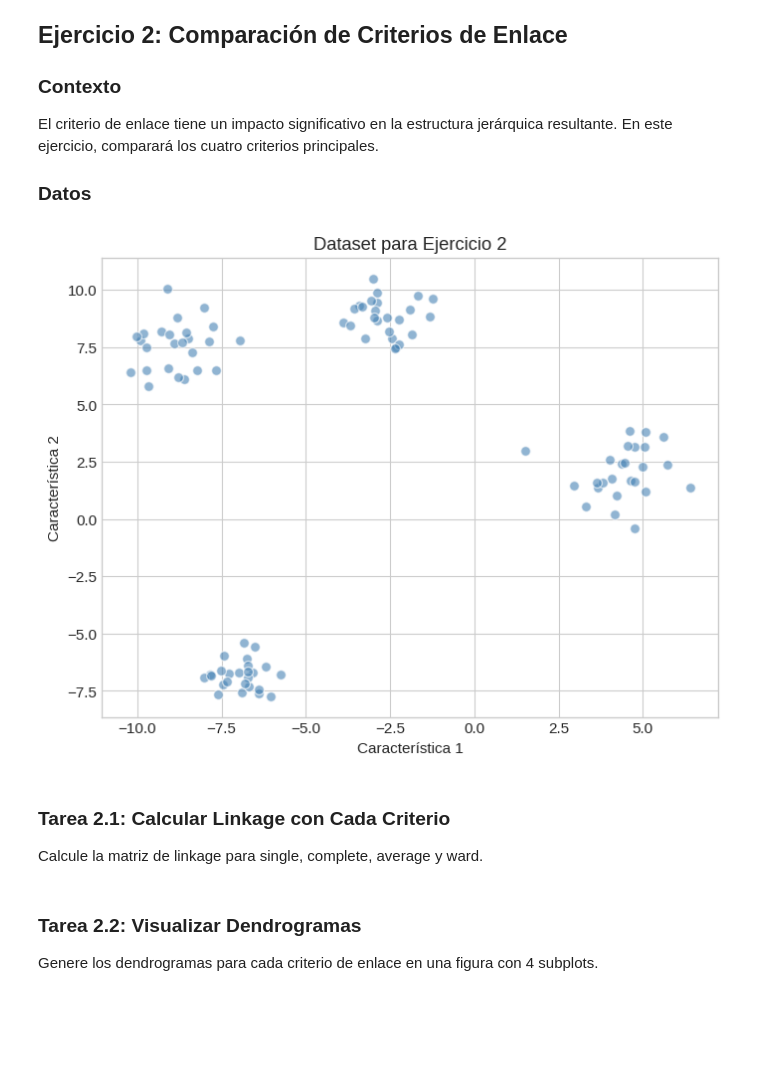
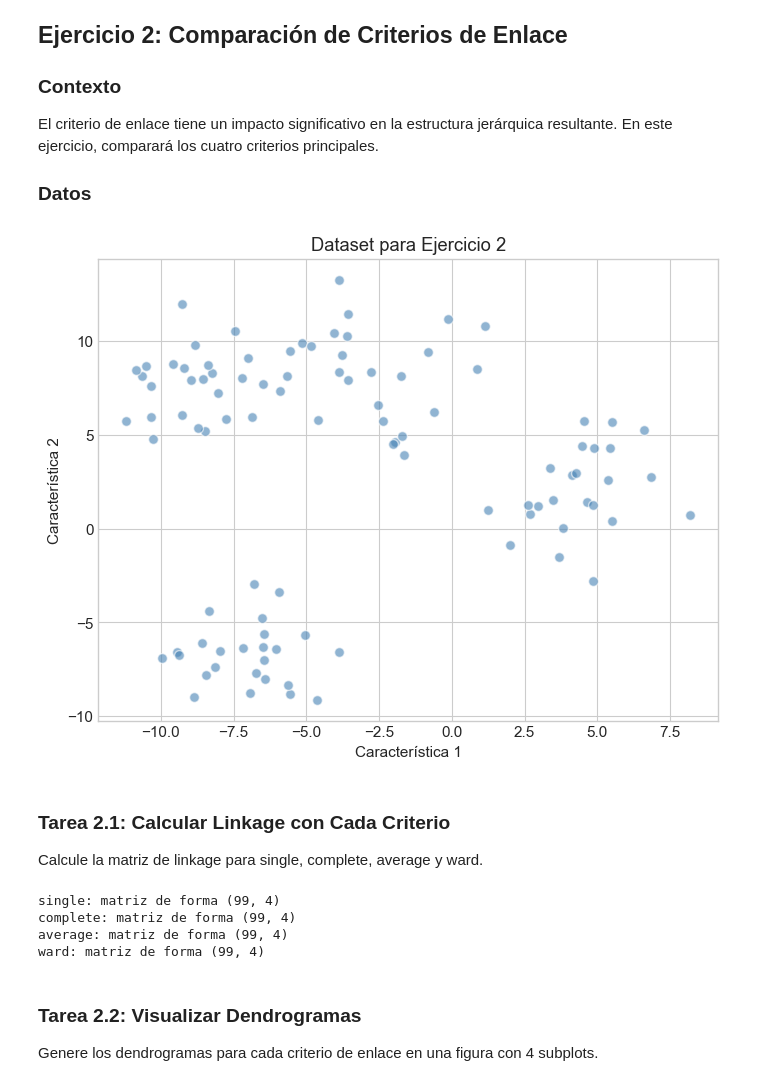
Before and after one commit to choppeb7/aprendizaje-no-supervisado, a Jupyter notebook: Notebooks_Clustering/2_Clustering_Jerarquico_Ejercicios.ipynb, the cells around one changed output. Cells and saved outputs as stored; diff of their text form; code cells hidden in the pictures; blank space fills up the shorter version.

```diff
--- a/Notebooks_Clustering/2_Clustering_Jerarquico_Ejercicios.ipynb
+++ b/Notebooks_Clustering/2_Clustering_Jerarquico_Ejercicios.ipynb
@@ -154,21 +222,21 @@ El criterio de enlace tiene un impacto significativo en la estructura jerárquic
 # %%
 # Dataset para comparación de criterios
 X_ej2, y_ej2 = make_blobs(
     n_samples=100,
     n_features=2,
     centers=4,
-    cluster_std=[0.8, 1.2, 0.6, 1.0],
+    cluster_std=[2.3, 2.4, 1.6, 1.7],
     random_state=RANDOM_STATE
 )
 
 plt.figure(figsize=(8, 6))
 plt.scatter(X_ej2[:, 0], X_ej2[:, 1], c='steelblue', alpha=0.6, edgecolors='w', s=50)
 plt.xlabel('Característica 1')
 plt.ylabel('Característica 2')
 plt.title('Dataset para Ejercicio 2')
 plt.show()
 # %% [output]
-[figure, old version]
+[figure, new version]
 # %% [markdown]
 ### Tarea 2.1: Calcular Linkage con Cada Criterio
 
@@ -179,12 +247,17 @@ metodos = ['single', 'complete', 'average', 'ward']
 resultados_linkage = {}
 
 for metodo in metodos:
-    # Su código aquí
+    resultados_linkage[metodo]=linkage(X_ej2, method=metodo)
     pass
 
 # Verificar
 for metodo, Z in resultados_linkage.items():
     print(f"{metodo}: matriz de forma {Z.shape}")
+# %% [output]
+single: matriz de forma (99, 4)
+complete: matriz de forma (99, 4)
+average: matriz de forma (99, 4)
+ward: matriz de forma (99, 4)
 # %% [markdown]
 ### Tarea 2.2: Visualizar Dendrogramas
 
```
Also changed, not shown: parts of 16 cells of this notebook, 1 other file.
